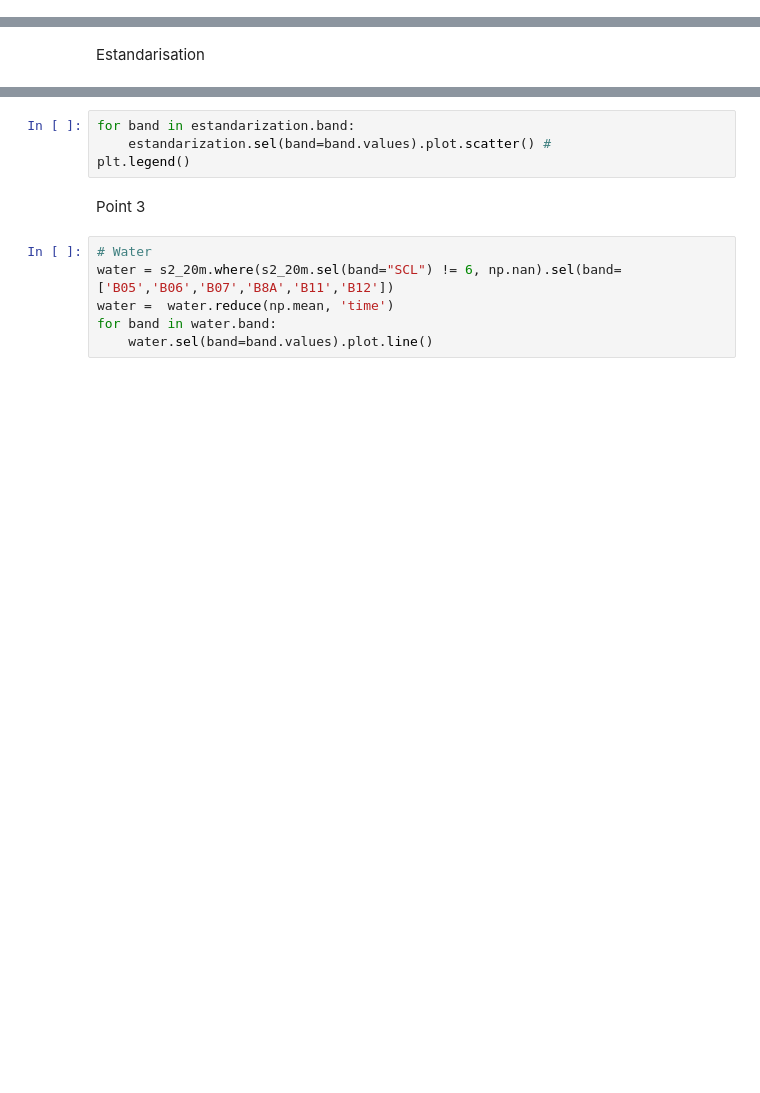
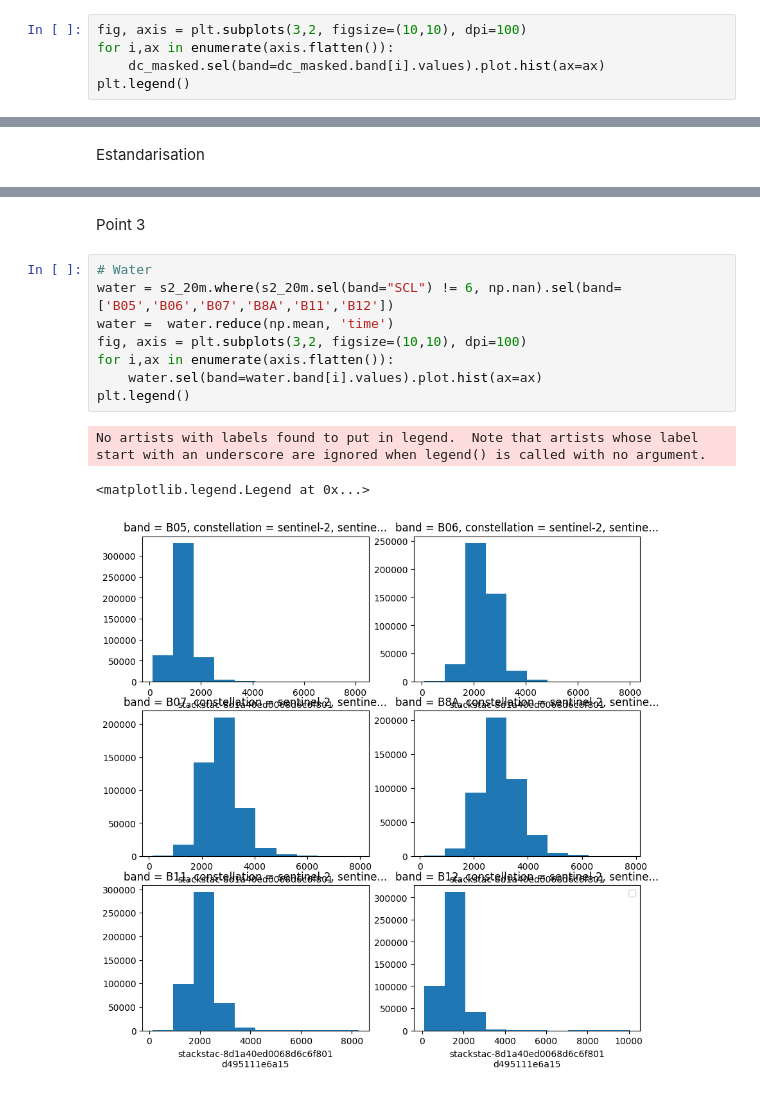
Before and after one commit to joaherrerama/challenge, a Jupyter notebook: challenge.ipynb, the cells around one changed output, grey strips where cells are left out. Drawn from its saved outputs; the diff is of its cells as text; blank space fills up the shorter version.

Commit message:
adding plots

```diff
--- a/challenge.ipynb
+++ b/challenge.ipynb
@@ -186,3 +215,8 @@ result
+# %%
+fig, axis = plt.subplots(3,2, figsize=(10,10), dpi=100)
+for i,ax in enumerate(axis.flatten()):
+    dc_masked.sel(band=dc_masked.band[i].values).plot.hist(ax=ax)
+plt.legend()
 # %% [markdown]
 POINT 2
 # %% [markdown]
@@ -246,15 +361,17 @@ estandarization = estArray(result)
-# %%
-for band in estandarization.band:
-    estandarization.sel(band=band.values).plot.scatter() #
-plt.legend()
 # %% [markdown]
 Point 3
 # %%
 # Water
 water = s2_20m.where(s2_20m.sel(band="SCL") != 6, np.nan).sel(band=['B05','B06','B07','B8A','B11','B12'])
 water =  water.reduce(np.mean, 'time')
-for band in water.band:
-    water.sel(band=band.values).plot.line()
+fig, axis = plt.subplots(3,2, figsize=(10,10), dpi=100)
+for i,ax in enumerate(axis.flatten()):
+    water.sel(band=water.band[i].values).plot.hist(ax=ax)
+plt.legend()
+# %% [output]
+No artists with labels found to put in legend.  Note that artists whose label start with an underscore are ignored when legend() is called with no argument.
+<matplotlib.legend.Legend at 0x...>
+[figure, added]
 # %%
 # Vegetation
 veg = s2_20m.where(s2_20m.sel(band="SCL") != 4, np.nan).sel(band=['B05','B06','B07','B8A','B11','B12'])
```
Also changed, not shown: parts of 15 cells of this notebook, 1 other file.
